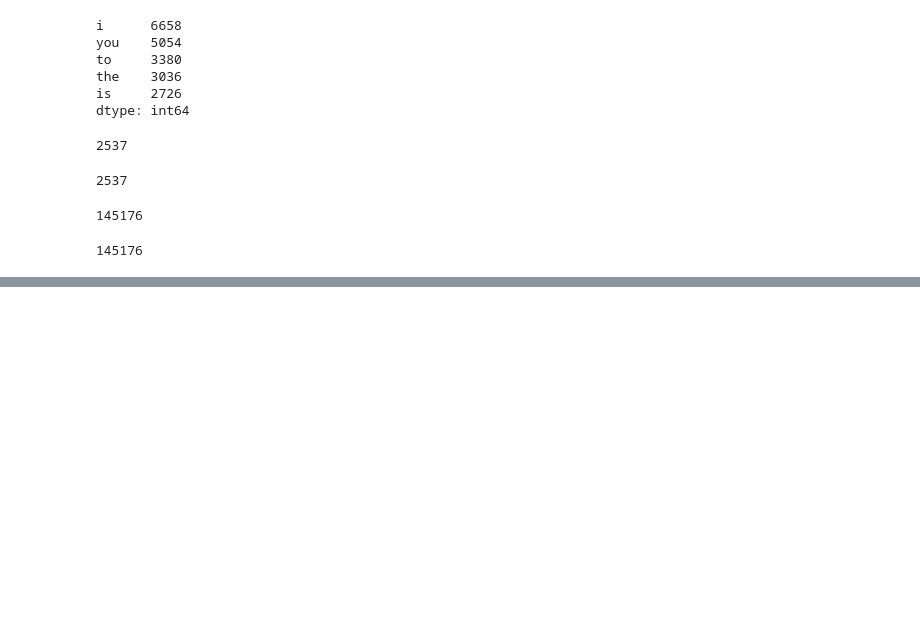
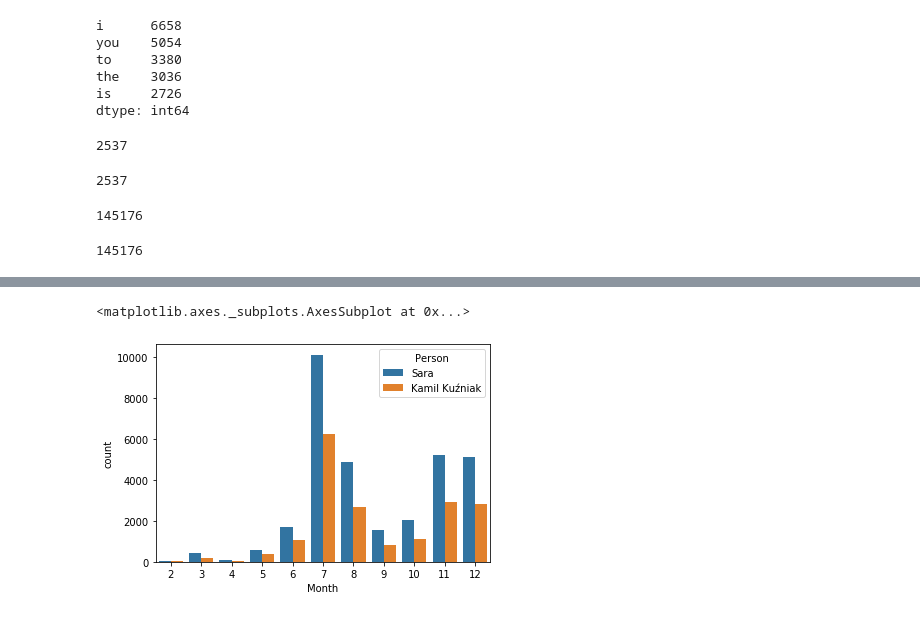
Before and after one commit to kamilkuzniak/WhatsApp-analyzer, a Jupyter notebook: Jupyter_testing.ipynb, the cells around one changed output, grey strips where cells are left out. Drawn from its saved outputs; the diff is of its cells as text; code cells hidden in the pictures; blank space fills up the shorter version.

```diff
--- a/Jupyter_testing.ipynb
+++ b/Jupyter_testing.ipynb
@@ -1100,0 +1717,5 @@ Name: Content, dtype: int64
+# %%
+sns.countplot(x=chat_data.loc[2019].index.get_level_values(level='Month'), data=chat_data.loc[2019], hue=chat_data.loc[2019].index.get_level_values(level='Person'))
+# %% [output]
+<matplotlib.axes._subplots.AxesSubplot at 0x...>
+[figure, added]
```
Also changed, not shown: parts of 85 cells of this notebook, 2 other files.
